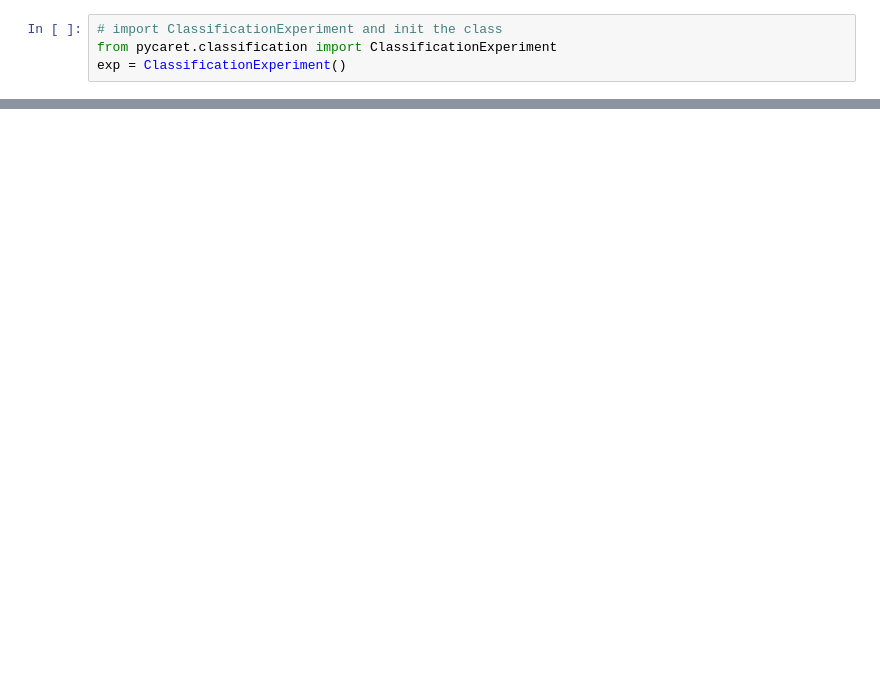
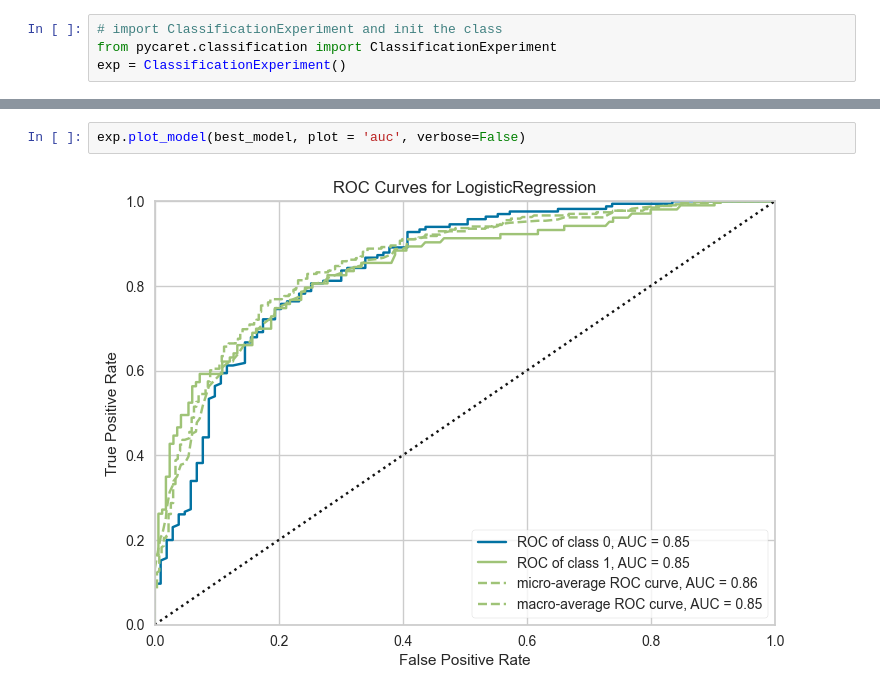
Before and after one commit to NikhielR108/Titanic-ML-App, a Jupyter notebook: Notebooks/Pycaret_models.ipynb, the cells around one changed output, grey strips where cells are left out. Saved outputs shown, nothing was run; the diff lists cells and outputs as text; blank space fills up the shorter version.

```diff
--- a/Notebooks/Pycaret_models.ipynb
+++ b/Notebooks/Pycaret_models.ipynb
@@ -32,0 +80,4 @@ exp.setup(data, target = 'Survived', session_id = 108)
+# %%
+exp.plot_model(best_model, plot = 'auc', verbose=False)
+# %% [output]
+[figure, added]
```
Also changed, not shown: parts of 7 cells of this notebook, 3 other files.
